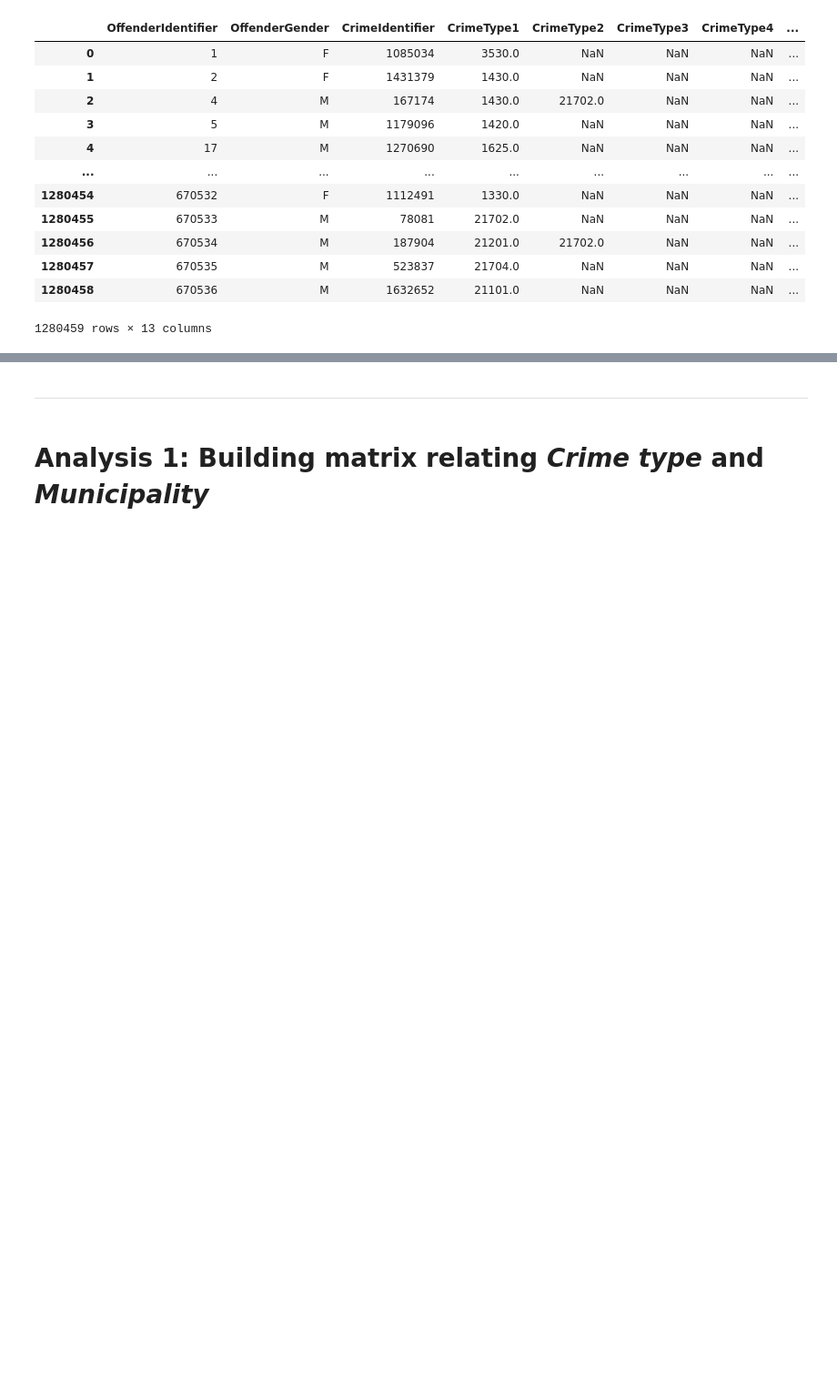
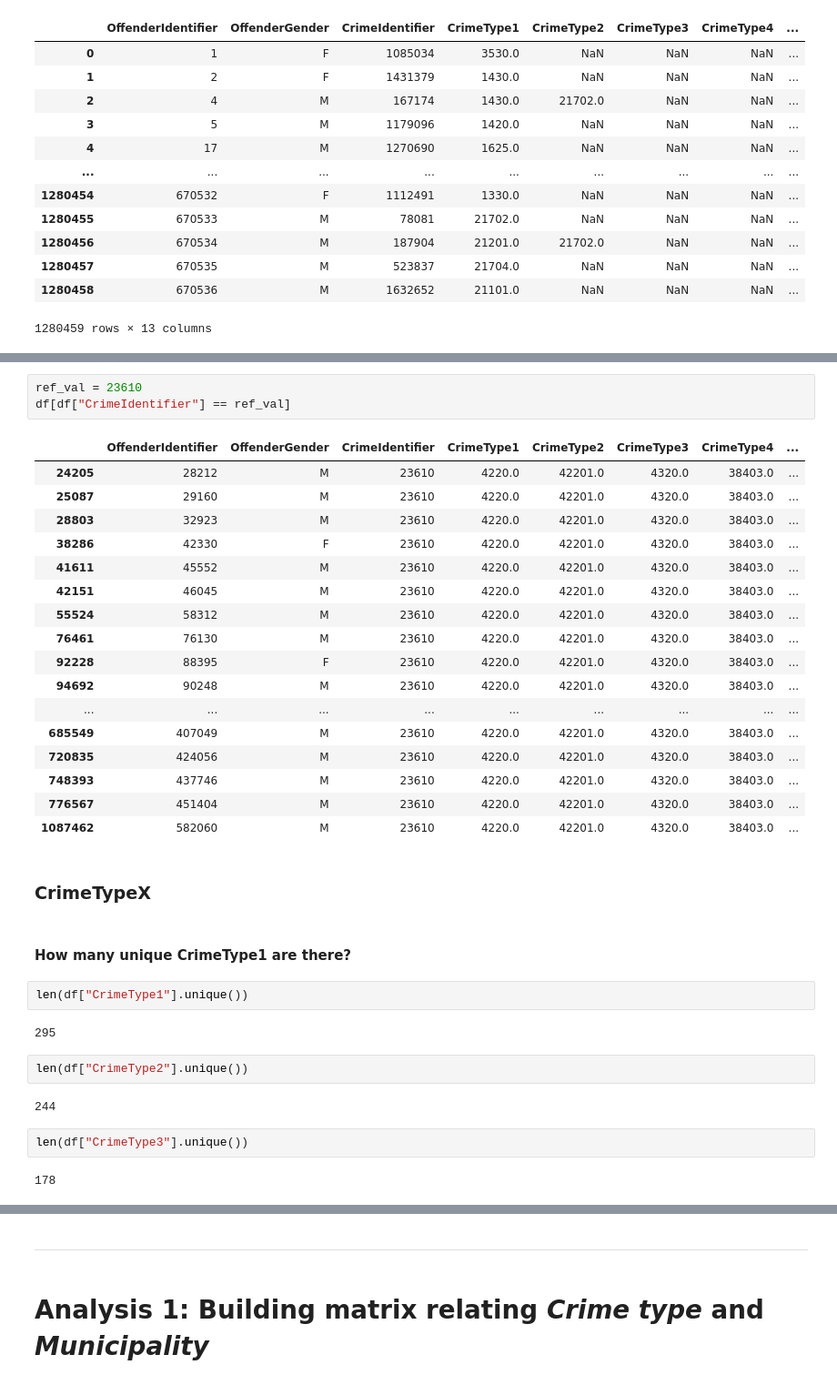
Before and after one commit to santibatte/criminal_communities, a Jupyter notebook: _robdir/rob_sandbox2.ipynb, the cells around one changed output, grey strips where cells are left out. Shown at 91% size. Drawn from its saved outputs; the diff is of its cells as text; blank space fills up the shorter version.

```diff
--- a/_robdir/rob_sandbox2.ipynb
+++ b/_robdir/rob_sandbox2.ipynb
@@ -46,0 +76,37 @@ df
+# %%
+ref_val = 23610
+df[df["CrimeIdentifier"] == ref_val]
+# %% [output]
+|  | OffenderIdentifier | OffenderGender | CrimeIdentifier | CrimeType1 | CrimeType2 | CrimeType3 | CrimeType4 | ... |
+| 24205 | 28212 | M | 23610 | 4220.0 | 42201.0 | 4320.0 | 38403.0 | ... |
+| 25087 | 29160 | M | 23610 | 4220.0 | 42201.0 | 4320.0 | 38403.0 | ... |
+| 28803 | 32923 | M | 23610 | 4220.0 | 42201.0 | 4320.0 | 38403.0 | ... |
+| 38286 | 42330 | F | 23610 | 4220.0 | 42201.0 | 4320.0 | 38403.0 | ... |
+| 41611 | 45552 | M | 23610 | 4220.0 | 42201.0 | 4320.0 | 38403.0 | ... |
+| 42151 | 46045 | M | 23610 | 4220.0 | 42201.0 | 4320.0 | 38403.0 | ... |
+| 55524 | 58312 | M | 23610 | 4220.0 | 42201.0 | 4320.0 | 38403.0 | ... |
+| 76461 | 76130 | M | 23610 | 4220.0 | 42201.0 | 4320.0 | 38403.0 | ... |
+| 92228 | 88395 | F | 23610 | 4220.0 | 42201.0 | 4320.0 | 38403.0 | ... |
+| 94692 | 90248 | M | 23610 | 4220.0 | 42201.0 | 4320.0 | 38403.0 | ... |
+| ... | ... | ... | ... | ... | ... | ... | ... | ... |
+| 685549 | 407049 | M | 23610 | 4220.0 | 42201.0 | 4320.0 | 38403.0 | ... |
+| 720835 | 424056 | M | 23610 | 4220.0 | 42201.0 | 4320.0 | 38403.0 | ... |
+| 748393 | 437746 | M | 23610 | 4220.0 | 42201.0 | 4320.0 | 38403.0 | ... |
+| 776567 | 451404 | M | 23610 | 4220.0 | 42201.0 | 4320.0 | 38403.0 | ... |
+| 1087462 | 582060 | M | 23610 | 4220.0 | 42201.0 | 4320.0 | 38403.0 | ... |
+# %% [markdown]
+### CrimeTypeX
+# %% [markdown]
+#### How many unique CrimeType1 are there?
+# %%
+len(df["CrimeType1"].unique())
+# %% [output]
+295
+# %%
+len(df["CrimeType2"].unique())
+# %% [output]
+244
+# %%
+len(df["CrimeType3"].unique())
+# %% [output]
+178
```
Also changed, not shown: parts of 24 cells of this notebook, 1 other file.
